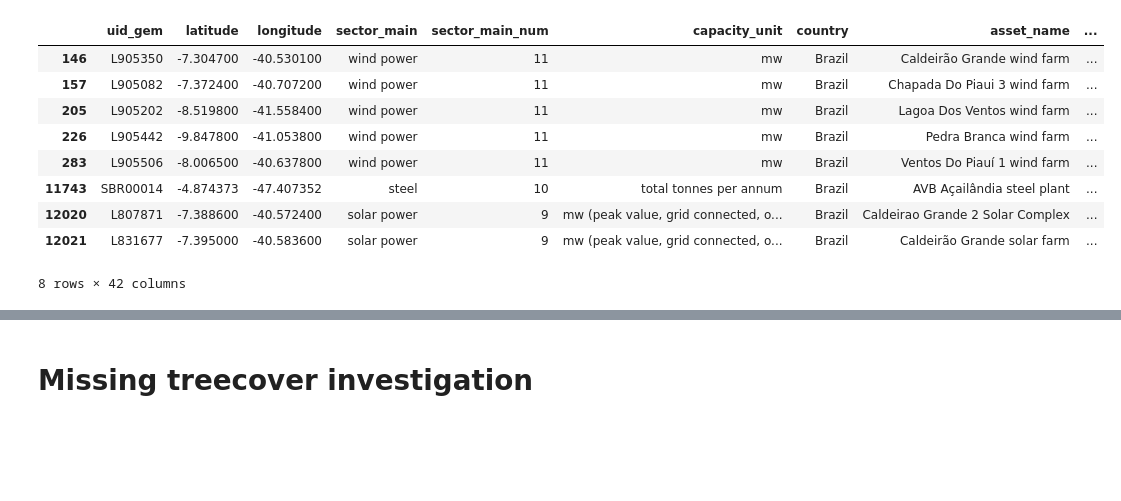
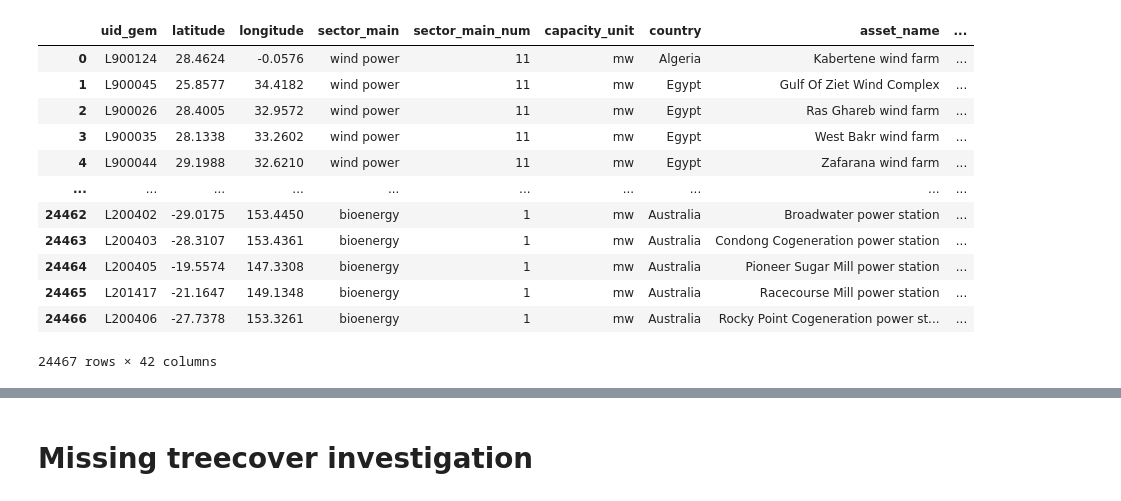
Before and after one commit to wuntunsun/eudr-exposure, a Jupyter notebook: asset-sample-MK.ipynb, the cells around one changed output, grey strips where cells are left out. Cells and saved outputs as stored; diff of their text form; code cells hidden in the pictures; blank space fills up the shorter version.

```diff
--- a/asset-sample-MK.ipynb
+++ b/asset-sample-MK.ipynb
@@ -28,18 +28,21 @@ from sklearn.metrics import r2_score
 # %%
 raw_df = pd.read_csv('data/assets_with_deforestation.csv', sep = '\t')
 raw_df
-raw_df[raw_df['2015'] > 0]
+# raw_df[raw_df['2015'] > 0]
 # %% [output]
 |  | uid_gem | latitude | longitude | sector_main | sector_main_num | capacity_unit | country | asset_name | ... |
-| 146 | L905350 | -7.304700 | -40.530100 | wind power | 11 | mw | Brazil | Caldeirão Grande wind farm | ... |
-| 157 | L905082 | -7.372400 | -40.707200 | wind power | 11 | mw | Brazil | Chapada Do Piaui 3 wind farm | ... |
-| 205 | L905202 | -8.519800 | -41.558400 | wind power | 11 | mw | Brazil | Lagoa Dos Ventos wind farm | ... |
-| 226 | L905442 | -9.847800 | -41.053800 | wind power | 11 | mw | Brazil | Pedra Branca wind farm | ... |
-| 283 | L905506 | -8.006500 | -40.637800 | wind power | 11 | mw | Brazil | Ventos Do Piauí 1 wind farm | ... |
-| 11743 | SBR00014 | -4.874373 | -47.407352 | steel | 10 | total tonnes per annum | Brazil | AVB Açailândia steel plant | ... |
-| 12020 | L807871 | -7.388600 | -40.572400 | solar power | 9 | mw (peak value, grid connected, o... | Brazil | Caldeirao Grande 2 Solar Complex | ... |
-| 12021 | L831677 | -7.395000 | -40.583600 | solar power | 9 | mw (peak value, grid connected, o... | Brazil | Caldeirão Grande solar farm | ... |
+| 0 | L900124 | 28.4624 | -0.0576 | wind power | 11 | mw | Algeria | Kabertene wind farm | ... |
+| 1 | L900045 | 25.8577 | 34.4182 | wind power | 11 | mw | Egypt | Gulf Of Ziet Wind Complex | ... |
+| 2 | L900026 | 28.4005 | 32.9572 | wind power | 11 | mw | Egypt | Ras Ghareb wind farm | ... |
+| 3 | L900035 | 28.1338 | 33.2602 | wind power | 11 | mw | Egypt | West Bakr wind farm | ... |
+| 4 | L900044 | 29.1988 | 32.6210 | wind power | 11 | mw | Egypt | Zafarana wind farm | ... |
+| ... | ... | ... | ... | ... | ... | ... | ... | ... | ... |
+| 24462 | L200402 | -29.0175 | 153.4450 | bioenergy | 1 | mw | Australia | Broadwater power station | ... |
+| 24463 | L200403 | -28.3107 | 153.4361 | bioenergy | 1 | mw | Australia | Condong Cogeneration power station | ... |
+| 24464 | L200405 | -19.5574 | 147.3308 | bioenergy | 1 | mw | Australia | Pioneer Sugar Mill power station | ... |
+| 24465 | L201417 | -21.1647 | 149.1348 | bioenergy | 1 | mw | Australia | Racecourse Mill power station | ... |
+| 24466 | L200406 | -27.7378 | 153.3261 | bioenergy | 1 | mw | Australia | Rocky Point Cogeneration power st... | ... |
-8 rows × 42 columns
+24467 rows × 42 columns
 # %%
 df = pd.read_csv('data/regression_sample.csv', sep = "\t")
 df.head()
```
Also changed, not shown: parts of 1 cell of this notebook, 2 other files.
